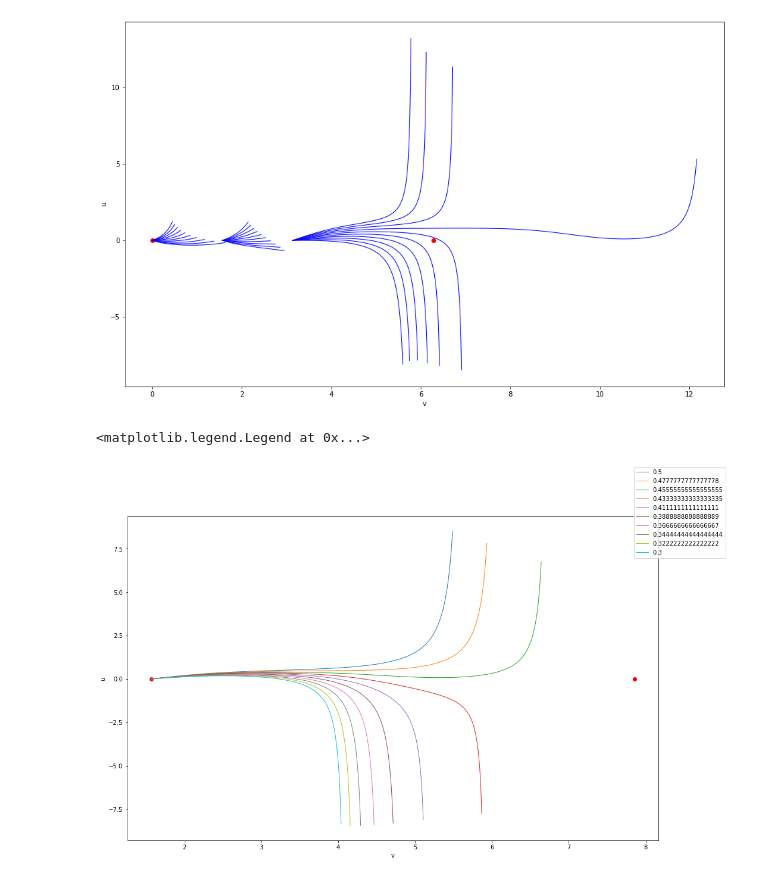
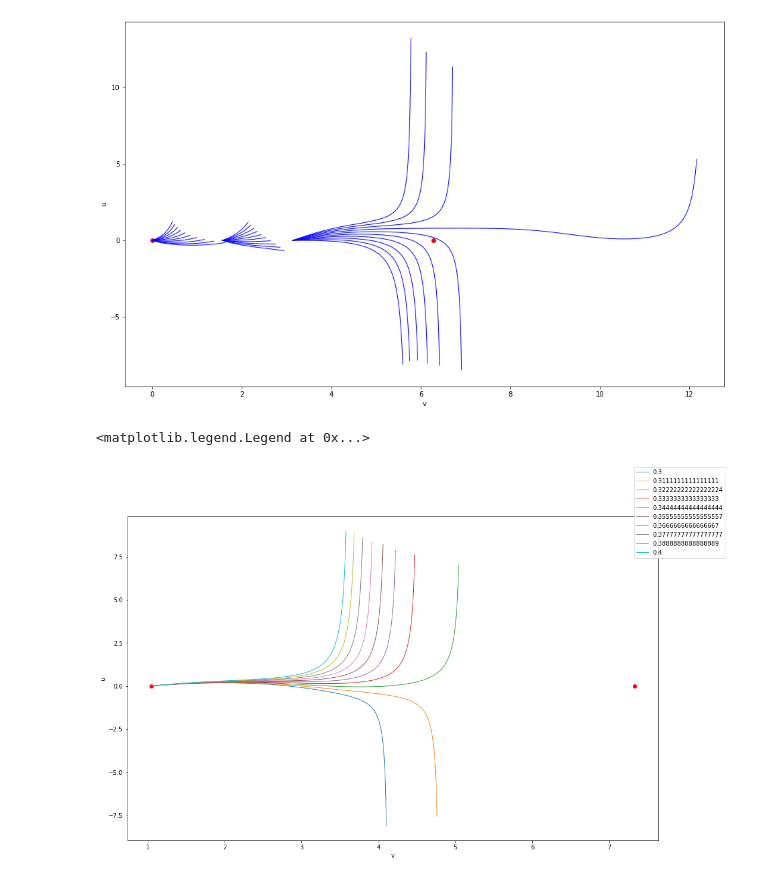
Before and after one commit to mu2718/riddles, a Jupyter notebook: Geodesics_on_Curved_Surfaces.ipynb, the cells around one changed output. Drawn from its saved outputs; the diff is of its cells as text; code cells hidden in the pictures.

```diff
--- a/Geodesics_on_Curved_Surfaces.ipynb
+++ b/Geodesics_on_Curved_Surfaces.ipynb
@@ -589,23 +667,24 @@ for du in np.linspace(0,1, 10):
 [figure]
 # %%
 %matplotlib inline
+
 fig = plt.figure(figsize=(16,10))
 ax = fig.add_subplot()
-ax.plot([np.pi/2,np.pi/2 + 2*np.pi], [0,0], 'o', color='red')
+ax.plot([v_start, v_start + 2*np.pi], [0,0], 'o', color='red')
 ax.set_xlabel('v')
 ax.set_ylabel('u')
 
 
 tmax = 10              # maximum length of line
 t = np.linspace(0, tmax, 100)
-for du in np.linspace(.5,.3, 10):
-    y0 = [0, du, np.pi/2, 1] # initial  u, u', v, v', determines direction and starting point
+for du in np.linspace(.3,.4, 10):
+    y0 = [0, du, v_start, 1] # initial  u, u', v, v', determines direction and starting point
     g = geodesic(X, u, v, y0, tmax)
 
     line = (g(t)[1], g(t)[0])
     ax.plot(*line, linewidth=1, label=du)
 
 fig.legend()
 # %% [output]
 <matplotlib.legend.Legend at 0x...>
-[figure, old version]
+[figure, new version]
```
Also changed, not shown: parts of 13 cells of this notebook, 2 other files.
